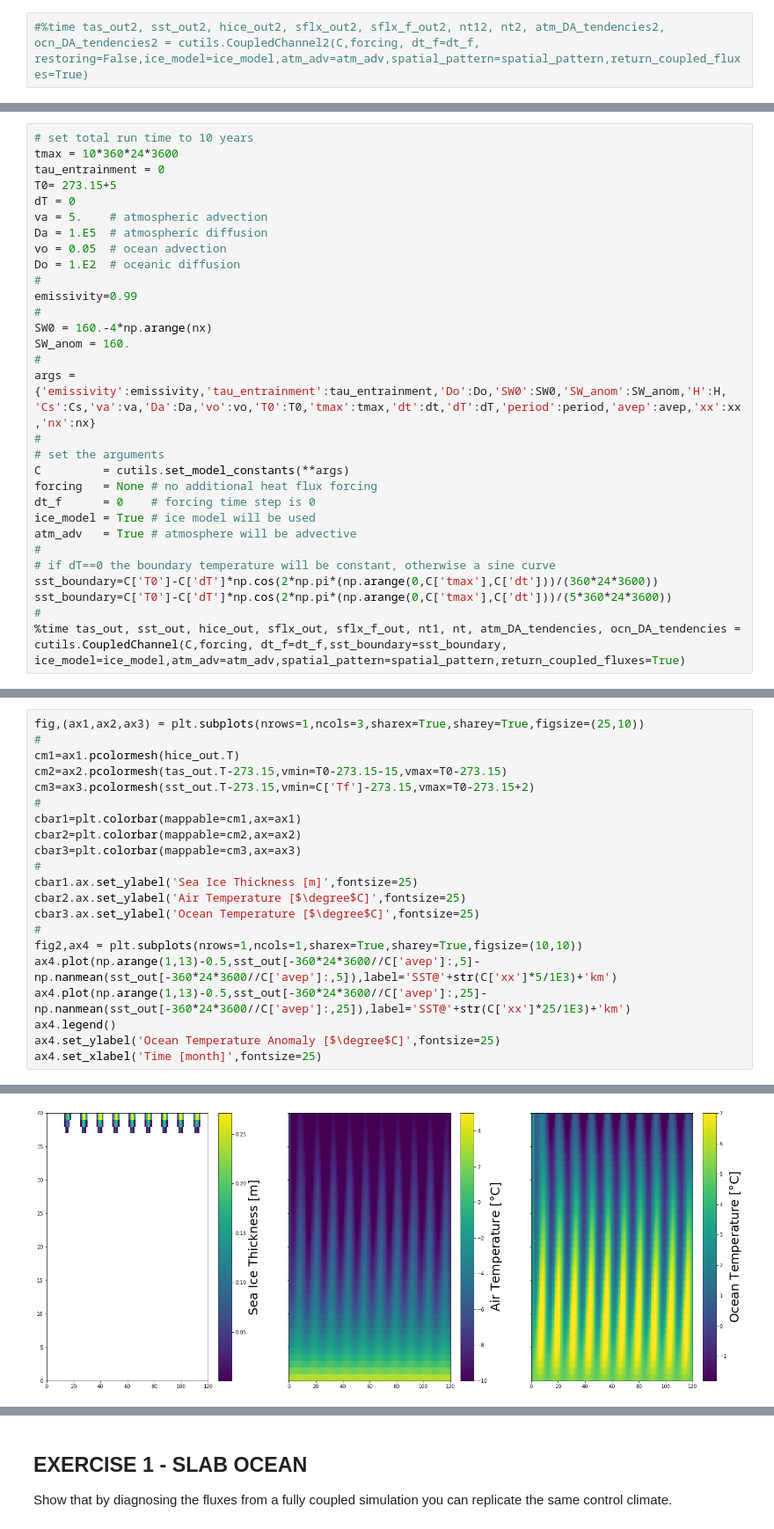
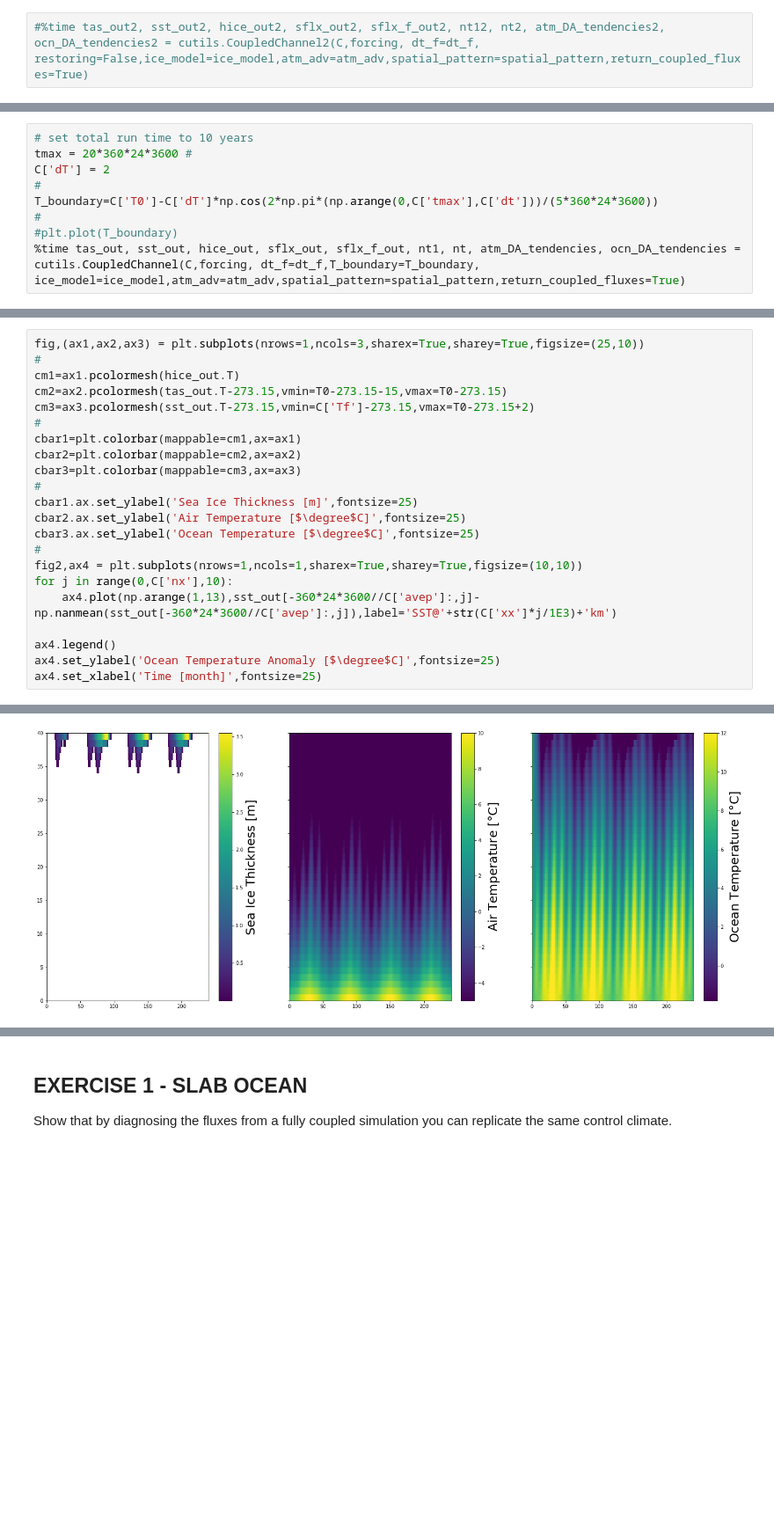
Before and after one commit to AleksiNummelin/coupled_channel, a Jupyter notebook: notebooks/CoupledChannelModel_clean.ipynb, the cells around one changed output, grey strips where cells are left out. Shown at 88% size. Cells and saved outputs as stored; diff of their text form; blank space fills up the shorter version.

```diff
--- a/notebooks/CoupledChannelModel_clean.ipynb
+++ b/notebooks/CoupledChannelModel_clean.ipynb
@@ -130,30 +134,0 @@ As an example, we run the model for 10 years with constant shortwave forcing (12
-# %%
-# set total run time to 10 years
-tmax = 10*360*24*3600
-tau_entrainment = 0
-T0= 273.15+5
-dT = 0
-va = 5.    # atmospheric advection
-Da = 1.E5  # atmospheric diffusion
-vo = 0.05  # ocean advection
-Do = 1.E2  # oceanic diffusion
-#
-emissivity=0.99
-#
-SW0 = 160.-4*np.arange(nx)
-SW_anom = 160.
-#
-args = {'emissivity':emissivity,'tau_entrainment':tau_entrainment,'Do':Do,'SW0':SW0,'SW_anom':SW_anom,'H':H, 'Cs':Cs,'va':va,'Da':Da,'vo':vo,'T0':T0,'tmax':tmax,'dt':dt,'dT':dT,'period':period,'avep':avep,'xx':xx,'nx':nx}
-#
-# set the arguments
-C         = cutils.set_model_constants(**args)
-forcing   = None # no additional heat flux forcing
-dt_f      = 0    # forcing time step is 0
-ice_model = True # ice model will be used
-atm_adv   = True # atmosphere will be advective
-#
-# if dT==0 the boundary temperature will be constant, otherwise a sine curve
-sst_boundary=C['T0']-C['dT']*np.cos(2*np.pi*(np.arange(0,C['tmax'],C['dt']))/(360*24*3600))
-sst_boundary=C['T0']-C['dT']*np.cos(2*np.pi*(np.arange(0,C['tmax'],C['dt']))/(5*360*24*3600))
-#
-%time tas_out, sst_out, hice_out, sflx_out, sflx_f_out, nt1, nt, atm_DA_tendencies, ocn_DA_tendencies = cutils.CoupledChannel(C,forcing, dt_f=dt_f,sst_boundary=sst_boundary, ice_model=ice_model,atm_adv=atm_adv,spatial_pattern=spatial_pattern,return_coupled_fluxes=True)
@@ -181,0 +135,9 @@ plt.axvline(x=360/30/2)
+# %%
+# set total run time to 10 years
+tmax = 20*360*24*3600 #
+C['dT'] = 2
+#
+T_boundary=C['T0']-C['dT']*np.cos(2*np.pi*(np.arange(0,C['tmax'],C['dt']))/(5*360*24*3600))
+#
+#plt.plot(T_boundary)
+%time tas_out, sst_out, hice_out, sflx_out, sflx_f_out, nt1, nt, atm_DA_tendencies, ocn_DA_tendencies = cutils.CoupledChannel(C,forcing, dt_f=dt_f,T_boundary=T_boundary, ice_model=ice_model,atm_adv=atm_adv,spatial_pattern=spatial_pattern,return_coupled_fluxes=True)
@@ -182,24 +162,25 @@ plt.axvline(x=360/30/2)
 # %%
 fig,(ax1,ax2,ax3) = plt.subplots(nrows=1,ncols=3,sharex=True,sharey=True,figsize=(25,10))
 #
 cm1=ax1.pcolormesh(hice_out.T)
 cm2=ax2.pcolormesh(tas_out.T-273.15,vmin=T0-273.15-15,vmax=T0-273.15)
 cm3=ax3.pcolormesh(sst_out.T-273.15,vmin=C['Tf']-273.15,vmax=T0-273.15+2)
 #
 cbar1=plt.colorbar(mappable=cm1,ax=ax1)
 cbar2=plt.colorbar(mappable=cm2,ax=ax2)
 cbar3=plt.colorbar(mappable=cm3,ax=ax3)
 #
 cbar1.ax.set_ylabel('Sea Ice Thickness [m]',fontsize=25)
 cbar2.ax.set_ylabel('Air Temperature [$\degree$C]',fontsize=25)
 cbar3.ax.set_ylabel('Ocean Temperature [$\degree$C]',fontsize=25)
 #
 fig2,ax4 = plt.subplots(nrows=1,ncols=1,sharex=True,sharey=True,figsize=(10,10))
-ax4.plot(np.arange(1,13)-0.5,sst_out[-360*24*3600//C['avep']:,5]-np.nanmean(sst_out[-360*24*3600//C['avep']:,5]),label='SST@'+str(C['xx']*5/1E3)+'km')
-ax4.plot(np.arange(1,13)-0.5,sst_out[-360*24*3600//C['avep']:,25]-np.nanmean(sst_out[-360*24*3600//C['avep']:,25]),label='SST@'+str(C['xx']*25/1E3)+'km')
+for j in range(0,C['nx'],10):
+    ax4.plot(np.arange(1,13),sst_out[-360*24*3600//C['avep']:,j]-np.nanmean(sst_out[-360*24*3600//C['avep']:,j]),label='SST@'+str(C['xx']*j/1E3)+'km')
+
 ax4.legend()
 ax4.set_ylabel('Ocean Temperature Anomaly [$\degree$C]',fontsize=25)
 ax4.set_xlabel('Time [month]',fontsize=25)
 # %% [output]
 Text(0.5, 0, 'Time [month]')
-[figure, old version]
+[figure, new version]
```
Also changed, not shown: parts of 14 cells of this notebook, 1 other file.
